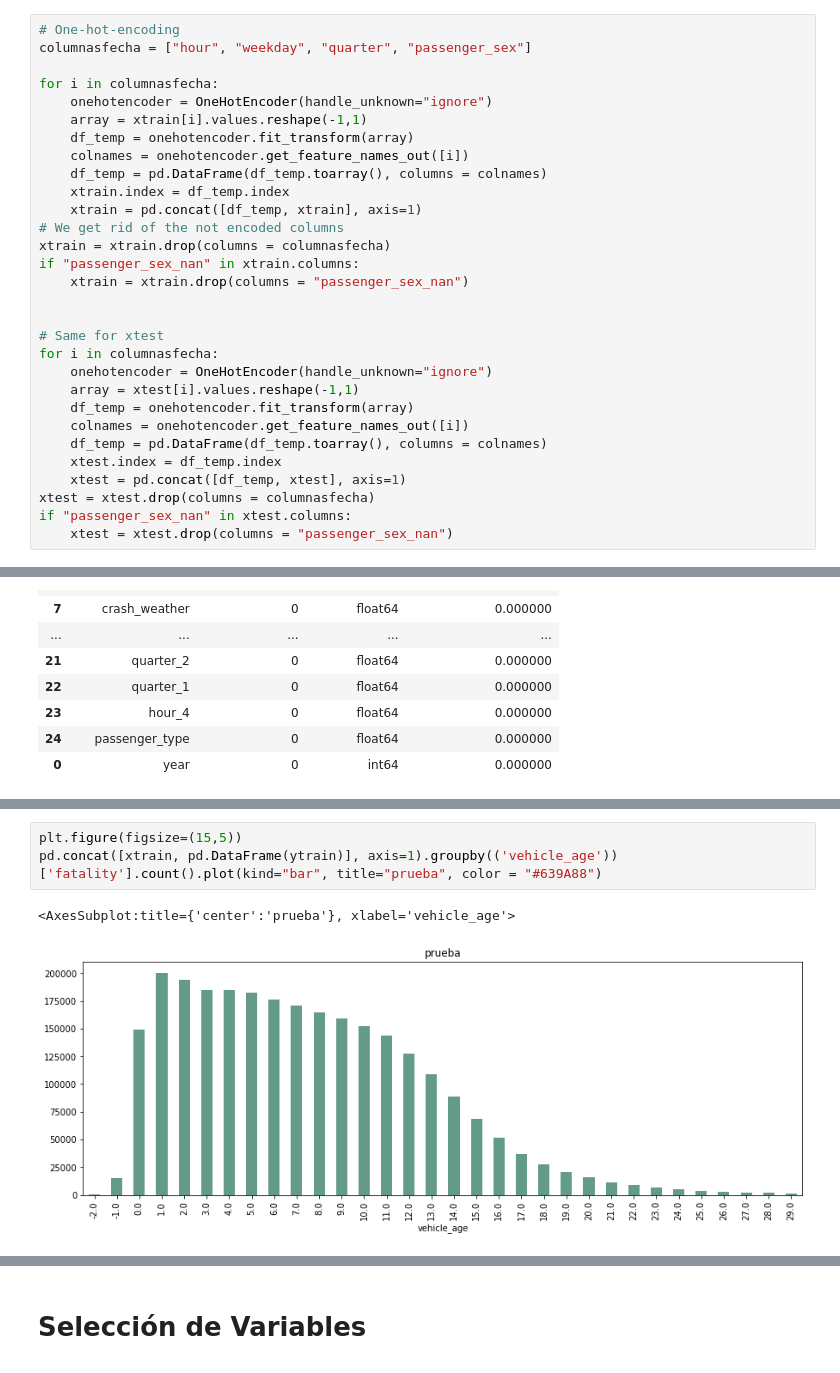
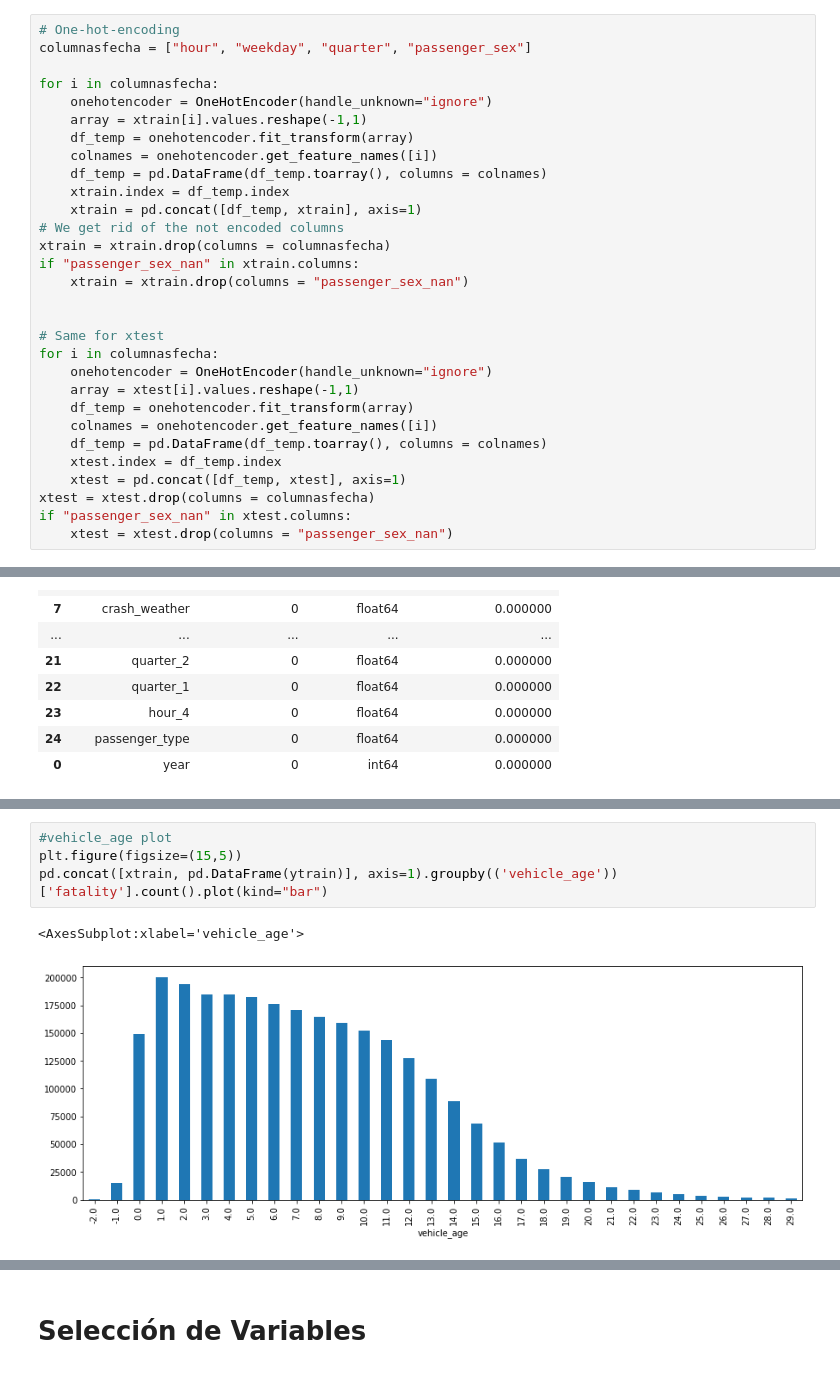
Before and after one commit to AMM53/Accidents-Prediction, a Jupyter notebook: notebooks/FeatureEngineering.ipynb, the cells around one changed output, grey strips where cells are left out. Drawn from its saved outputs; the diff is of its cells as text.

```diff
--- a/notebooks/FeatureEngineering.ipynb
+++ b/notebooks/FeatureEngineering.ipynb
@@ -144,7 +134,7 @@ for i in columnasfecha:
     onehotencoder = OneHotEncoder(handle_unknown="ignore")
     array = xtrain[i].values.reshape(-1,1)
     df_temp = onehotencoder.fit_transform(array)
-    colnames = onehotencoder.get_feature_names_out([i])
+    colnames = onehotencoder.get_feature_names([i])
     df_temp = pd.DataFrame(df_temp.toarray(), columns = colnames)
     xtrain.index = df_temp.index
     xtrain = pd.concat([df_temp, xtrain], axis=1)
@@ -159,7 +149,7 @@ for i in columnasfecha:
     onehotencoder = OneHotEncoder(handle_unknown="ignore")
     array = xtest[i].values.reshape(-1,1)
     df_temp = onehotencoder.fit_transform(array)
-    colnames = onehotencoder.get_feature_names_out([i])
+    colnames = onehotencoder.get_feature_names([i])
     df_temp = pd.DataFrame(df_temp.toarray(), columns = colnames)
     xtest.index = df_temp.index
     xtest = pd.concat([df_temp, xtest], axis=1)
@@ -219,6 +267,7 @@ pd.concat([xtrain, pd.DataFrame(ytrain)], axis=1).groupby(('passenger_age'))['fa
 # %%
+#vehicle_age plot
 plt.figure(figsize=(15,5))
-pd.concat([xtrain, pd.DataFrame(ytrain)], axis=1).groupby(('vehicle_age'))['fatality'].count().plot(kind="bar", title="prueba", color = "#639A88")
+pd.concat([xtrain, pd.DataFrame(ytrain)], axis=1).groupby(('vehicle_age'))['fatality'].count().plot(kind="bar")
 # %% [output]
-<AxesSubplot:title={'center':'prueba'}, xlabel='vehicle_age'>
+<AxesSubplot:xlabel='vehicle_age'>
-[figure, old version]
+[figure, new version]
```
Also changed, not shown: parts of 18 cells of this notebook.
